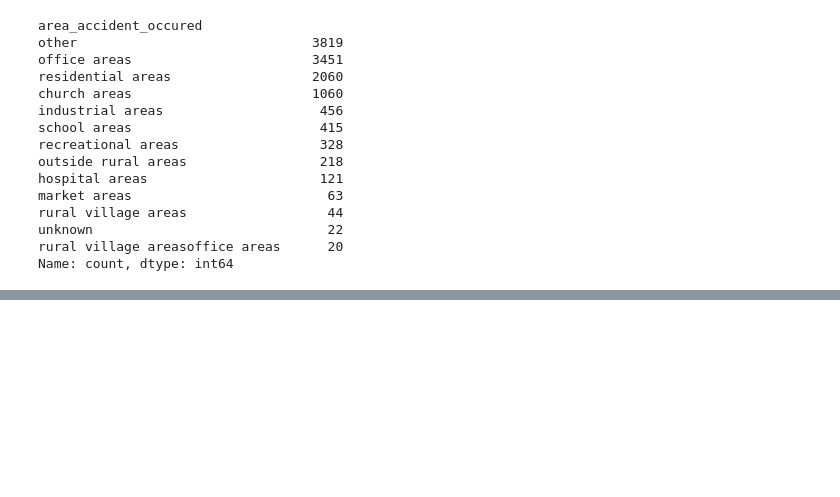
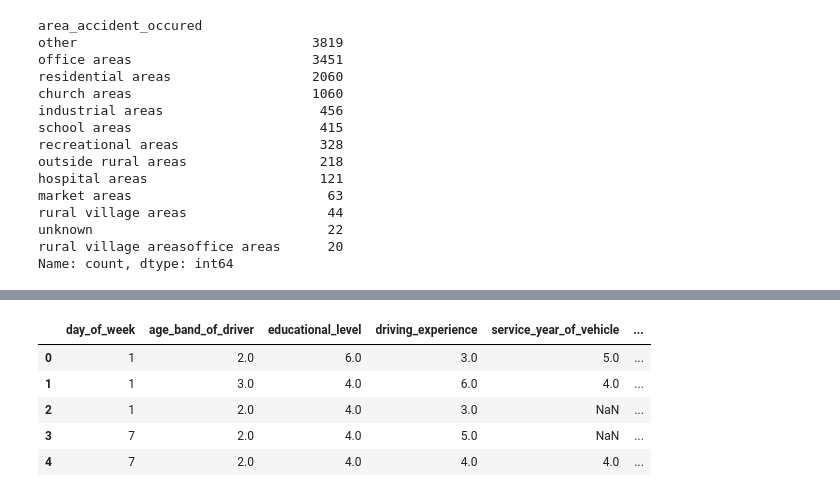
Before and after one commit to jplaulau14/road-traffic-severity-classification, a Jupyter notebook: notebooks/02_preprocessing_part2.ipynb, the cells around one changed output, grey strips where cells are left out. Drawn from its saved outputs; the diff is of its cells as text; code cells hidden in the pictures; blank space fills up the shorter version.

```diff
--- a/notebooks/02_preprocessing_part2.ipynb
+++ b/notebooks/02_preprocessing_part2.ipynb
@@ -98,11 +101,11 @@ for col in dump_df.columns:
 # %%
 ordinal_list = ['day_of_week', 'age_band_of_driver', 'educational_level',
                 'driving_experience', 'service_year_of_vehicle', 'defect_of_vehicle',
-                'age_band_of_casualty', 'casulty_severity', 'accident_severity']
+                'age_band_of_casualty', 'casualty_severity', 'accident_severity']
 nominal_list = ['sex_of_driver', 'type_of_vehicle', 'owner_of_vehicle',
                 'area_accident_occured', 'lanes_or_medians', 'road_allignment',
                 'types_of_junction', 'road_surface_type', 'road_surface_conditions',
                 'light_conditions', 'weather_conditions', 'type_of_collision',
                 'vehicle_movement', 'casualty_class', 'sex_of_casualty',
-                'work_of_casuality', 'fitness_of_casuality', 'pedestrian_movement', 'case_of_accident']
-to_nan = ['unknown']
+                'work_of_casuality', 'fitness_of_casuality', 'pedestrian_movement', 'cause_of_accident', 'vehicle_driver_relation']
+nan_list = ['unknown', 'na']
@@ -108,0 +209,21 @@ to_nan = ['unknown']
+# %%
+def clean_nominal_data(df):
+    df['area_accident_occured'] = df['area_accident_occured'].replace({'rural village areasoffice areas': 'rural village areas'})
+    df['lanes_or_medians'] = df['lanes_or_medians'].replace({'two-way (divided with broken lines road marking)': 'divided two-way', 'two-way (divided with solid lines road marking)': 'divided two-way'})
+    df['road_surface_type'] = df['road_surface_type'].replace({'asphalt roads with some distress': 'aspahlt roads'})
+    df['light_conditions'] = df['light_conditions'].replace({'daylight': 'daylight', 'darkness - lights lit': 'darkness', 'darkness - lights unlit': 'darkness', 'darkness - no lighting': 'darkness'})
+    df['fitness_of_casuality'] = df['fitness_of_casuality'].replace({'normalnormal': 'normal'})
+
+    df = pd.get_dummies(df, columns=nominal_list)
+    return df
+
+dump_df = clean_nominal_data(dump_df)
+# %%
+dump_df.head()
+# %% [output]
+|  | day_of_week | age_band_of_driver | educational_level | driving_experience | service_year_of_vehicle | ... |
+| 0 | 1 | 2.0 | 6.0 | 3.0 | 5.0 | ... |
+| 1 | 1 | 3.0 | 4.0 | 6.0 | 4.0 | ... |
+| 2 | 1 | 2.0 | 4.0 | 3.0 | NaN | ... |
+| 3 | 7 | 2.0 | 4.0 | 5.0 | NaN | ... |
+| 4 | 7 | 2.0 | 4.0 | 4.0 | 4.0 | ... |
```
Also changed, not shown: parts of 12 cells of this notebook, 6 other files.
